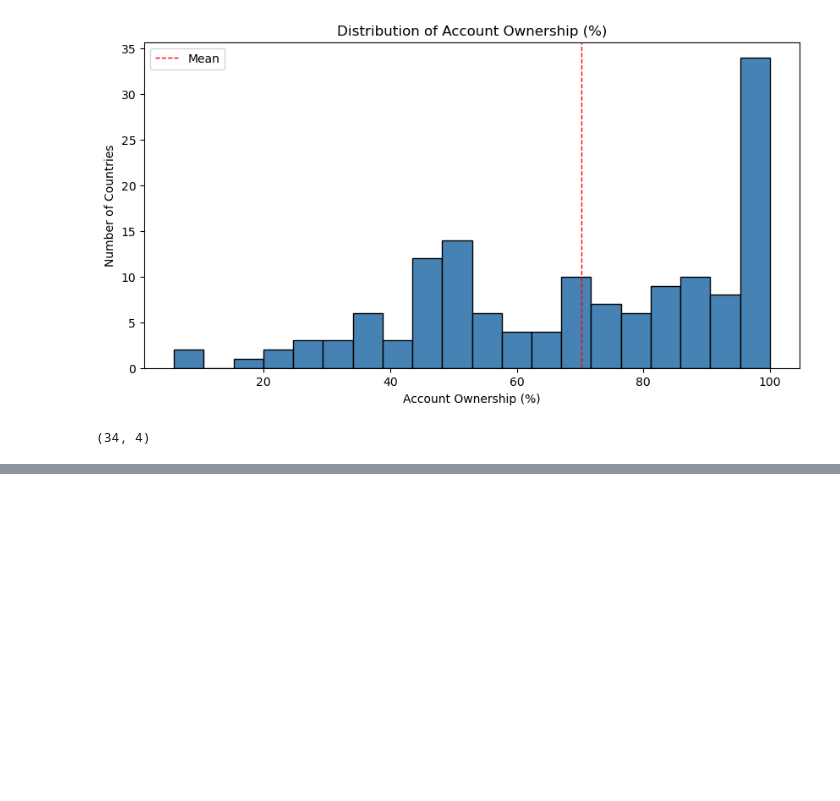
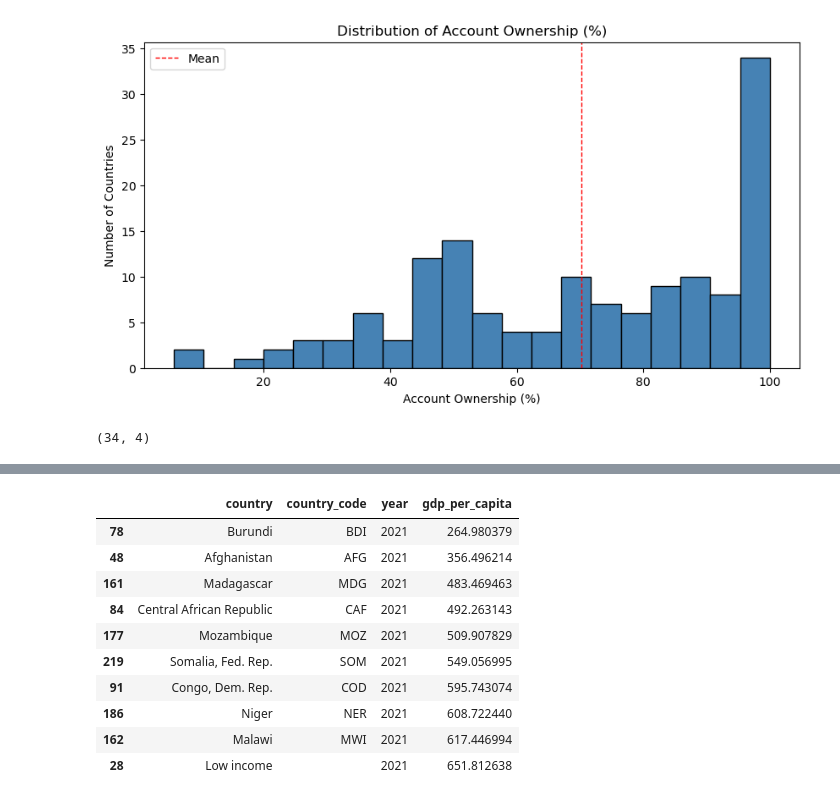
Before and after one commit to Tp12menon/Financial_Inclusion, a Jupyter notebook: financial_inclusion_analysis.ipynb, the cells around one changed output, grey strips where cells are left out. Drawn from its saved outputs; the diff is of its cells as text; code cells hidden in the pictures; blank space fills up the shorter version.

```diff
--- a/financial_inclusion_analysis.ipynb
+++ b/financial_inclusion_analysis.ipynb
@@ -119,0 +179,14 @@ print(df_wb[df_wb['account_ownership'] > 95].shape)
+# %%
+df_gdp_pc.sort_values('gdp_per_capita').head(10)
+# %% [output]
+|  | country | country_code | year | gdp_per_capita |
+| 78 | Burundi | BDI | 2021 | 264.980379 |
+| 48 | Afghanistan | AFG | 2021 | 356.496214 |
+| 161 | Madagascar | MDG | 2021 | 483.469463 |
+| 84 | Central African Republic | CAF | 2021 | 492.263143 |
+| 177 | Mozambique | MOZ | 2021 | 509.907829 |
+| 219 | Somalia, Fed. Rep. | SOM | 2021 | 549.056995 |
+| 91 | Congo, Dem. Rep. | COD | 2021 | 595.743074 |
+| 186 | Niger | NER | 2021 | 608.722440 |
+| 162 | Malawi | MWI | 2021 | 617.446994 |
+| 28 | Low income |  | 2021 | 651.812638 |
```
Also changed, not shown: parts of 10 cells of this notebook.
